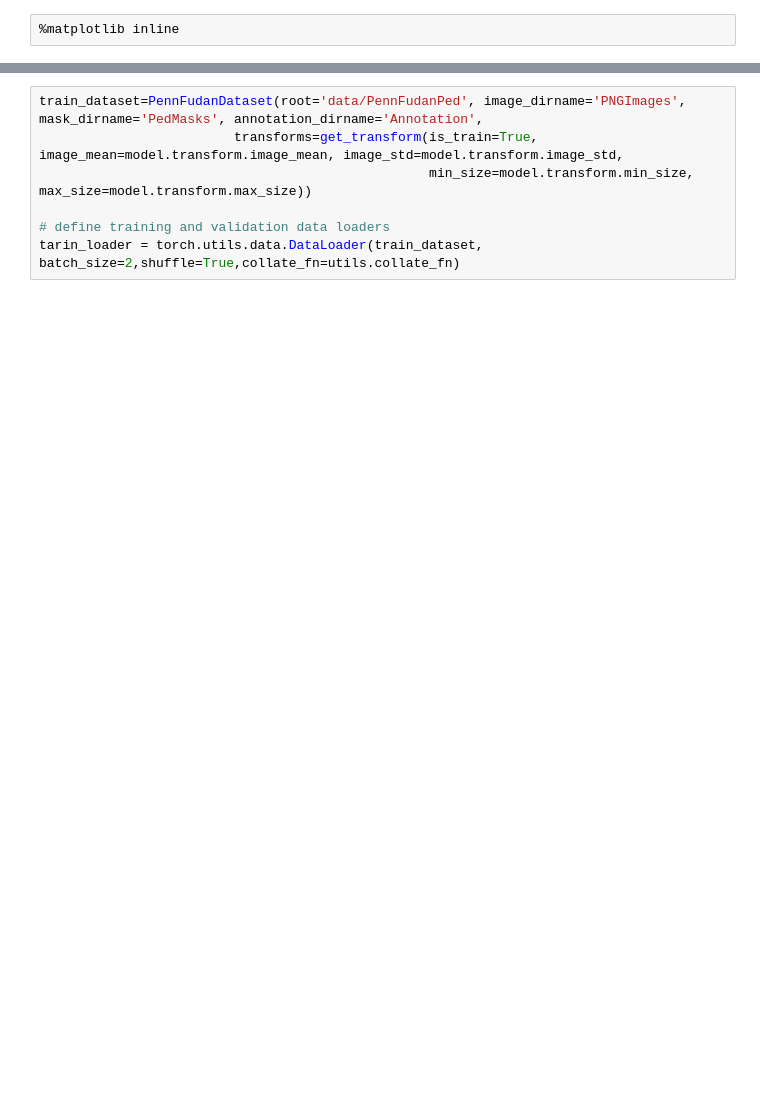
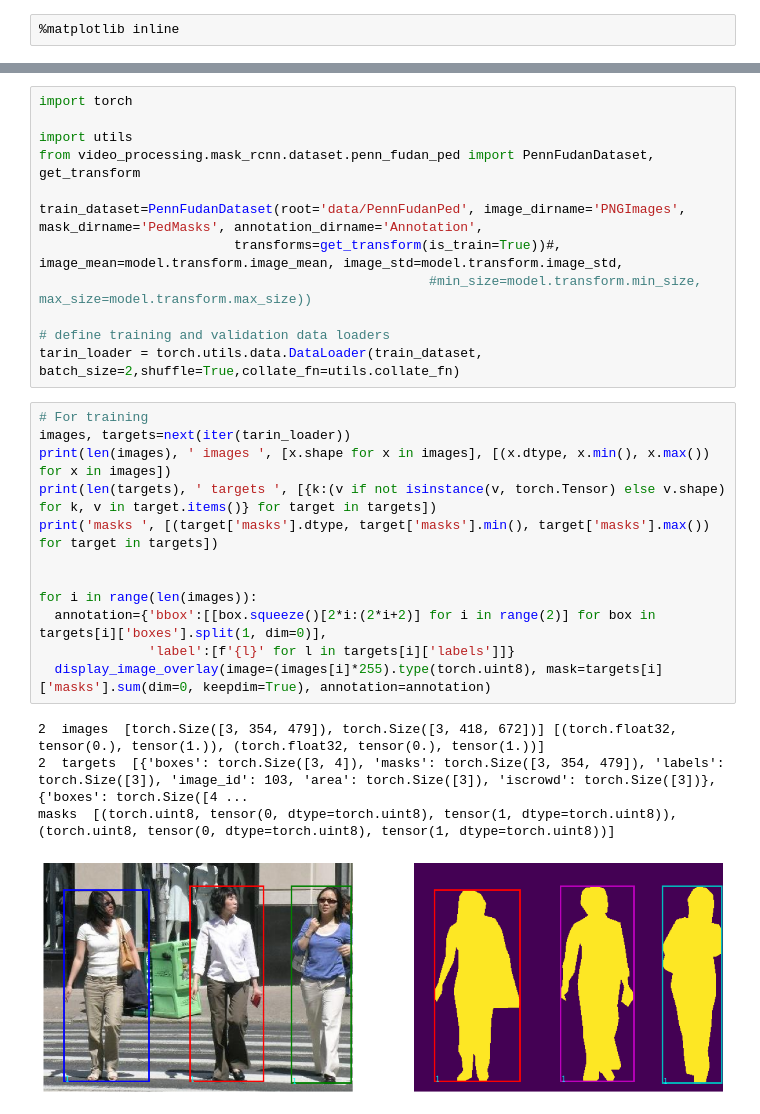
Before and after one commit to s-reaungamornrat/video_processing, a Jupyter notebook: mask_rcnn/notebook/RunPretrainedModel.ipynb, the cells around one changed output, grey strips where cells are left out. Cells and saved outputs as stored; diff of their text form; blank space fills up the shorter version.

```diff
--- a/mask_rcnn/notebook/RunPretrainedModel.ipynb
+++ b/mask_rcnn/notebook/RunPretrainedModel.ipynb
@@ -32,7 +108,29 @@ model.to(device)
 # %%
+import torch
+
+import utils
+from video_processing.mask_rcnn.dataset.penn_fudan_ped import PennFudanDataset, get_transform
+
 train_dataset=PennFudanDataset(root='data/PennFudanPed', image_dirname='PNGImages', mask_dirname='PedMasks', annotation_dirname='Annotation',
-                         transforms=get_transform(is_train=True, image_mean=model.transform.image_mean, image_std=model.transform.image_std,
-                                                  min_size=model.transform.min_size, max_size=model.transform.max_size))
+                         transforms=get_transform(is_train=True))#, image_mean=model.transform.image_mean, image_std=model.transform.image_std,
+                                                  #min_size=model.transform.min_size, max_size=model.transform.max_size))
 
 # define training and validation data loaders
 tarin_loader = torch.utils.data.DataLoader(train_dataset, batch_size=2,shuffle=True,collate_fn=utils.collate_fn)
+# %%
+# For training
+images, targets=next(iter(tarin_loader))
+print(len(images), ' images ', [x.shape for x in images], [(x.dtype, x.min(), x.max()) for x in images])
+print(len(targets), ' targets ', [{k:(v if not isinstance(v, torch.Tensor) else v.shape) for k, v in target.items()} for target in targets])
+print('masks ', [(target['masks'].dtype, target['masks'].min(), target['masks'].max()) for target in targets])
+
+
+for i in range(len(images)):
+  annotation={'bbox':[[box.squeeze()[2*i:(2*i+2)] for i in range(2)] for box in targets[i]['boxes'].split(1, dim=0)],
+              'label':[f'{l}' for l in targets[i]['labels']]}
+  display_image_overlay(image=(images[i]*255).type(torch.uint8), mask=targets[i]['masks'].sum(dim=0, keepdim=True), annotation=annotation)
+# %% [output]
+2  images  [torch.Size([3, 354, 479]), torch.Size([3, 418, 672])] [(torch.float32, tensor(0.), tensor(1.)), (torch.float32, tensor(0.), tensor(1.))]
+2  targets  [{'boxes': torch.Size([3, 4]), 'masks': torch.Size([3, 354, 479]), 'labels': torch.Size([3]), 'image_id': 103, 'area': torch.Size([3]), 'iscrowd': torch.Size([3])}, {'boxes': torch.Size([4 ...
+masks  [(torch.uint8, tensor(0, dtype=torch.uint8), tensor(1, dtype=torch.uint8)), (torch.uint8, tensor(0, dtype=torch.uint8), tensor(1, dtype=torch.uint8))]
+[figure, added]
```
Also changed, not shown: parts of 26 cells of this notebook, 2 other files.
